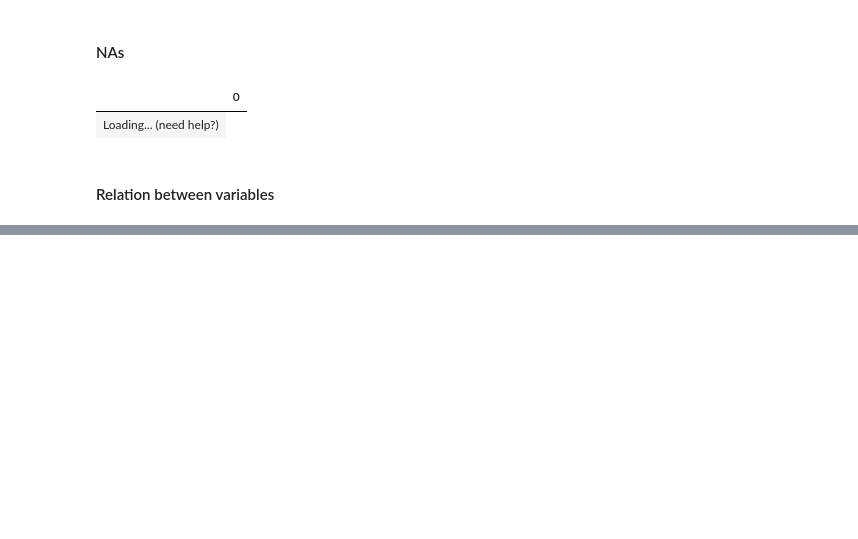
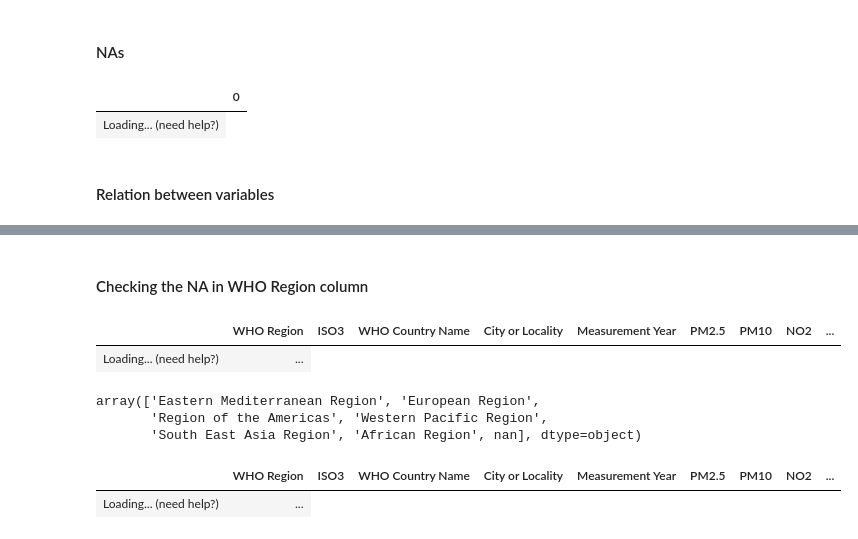
Before and after one commit to adis92202/EDA_Project, a Jupyter notebook: notebooks/analysis.ipynb, the cells around one changed output, grey strips where cells are left out. Drawn from its saved outputs; the diff is of its cells as text; code cells hidden in the pictures; blank space fills up the shorter version.

```diff
--- a/notebooks/analysis.ipynb
+++ b/notebooks/analysis.ipynb
@@ -76,3 +91,24 @@ plt.show()
 
 # TODO THIRDLY
 # zwizualizowac na mapie swiata, kazdego kontynentu wartości pm2.5 oraz pm10 (hue i size) dla kazdego kraju, miasta
+# %% [markdown]
+#### Checking the NA in WHO Region column
+# %%
+data[data["WHO Region"].isna()]
+# %% [output]
+|  | WHO Region | ISO3 | WHO Country Name | City or Locality | Measurement Year | PM2.5 | PM10 | NO2 | ... |
+| Loading... (need help?) | ... |
+# %%
+data["WHO Region"].unique()
+# %% [output]
+array(['Eastern Mediterranean Region', 'European Region',
+       'Region of the Americas', 'Western Pacific Region',
+       'South East Asia Region', 'African Region', nan], dtype=object)
+# %%
+na_slice = data[data["WHO Region"].isna()].copy()
+na_slice.fillna({"WHO Region": "European Region"}, inplace=True)
+data.update(na_slice)
+data[data["ISO3"] == "LIE"]
+# %% [output]
+|  | WHO Region | ISO3 | WHO Country Name | City or Locality | Measurement Year | PM2.5 | PM10 | NO2 | ... |
+| Loading... (need help?) | ... |
```
Also changed, not shown: parts of 13 cells of this notebook.
